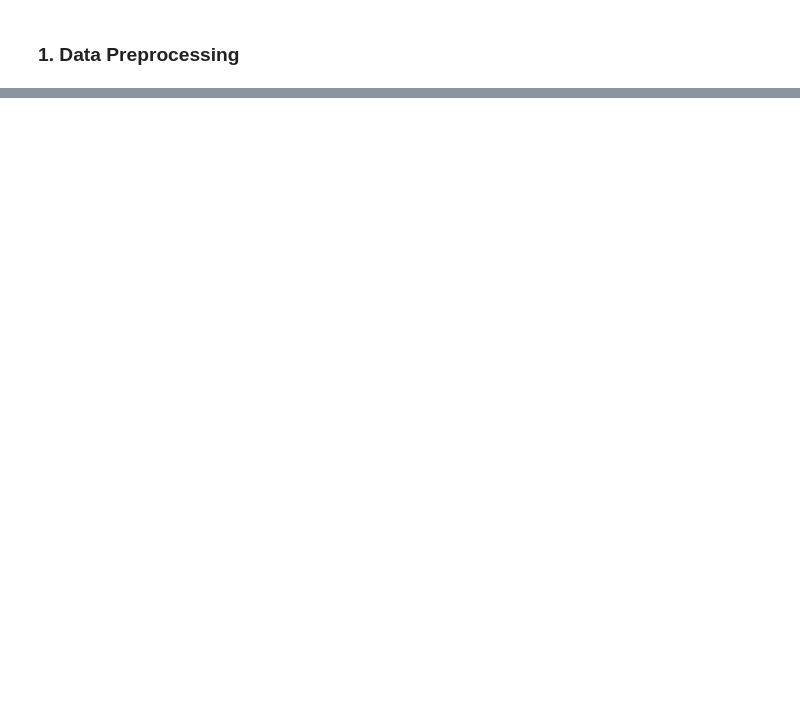
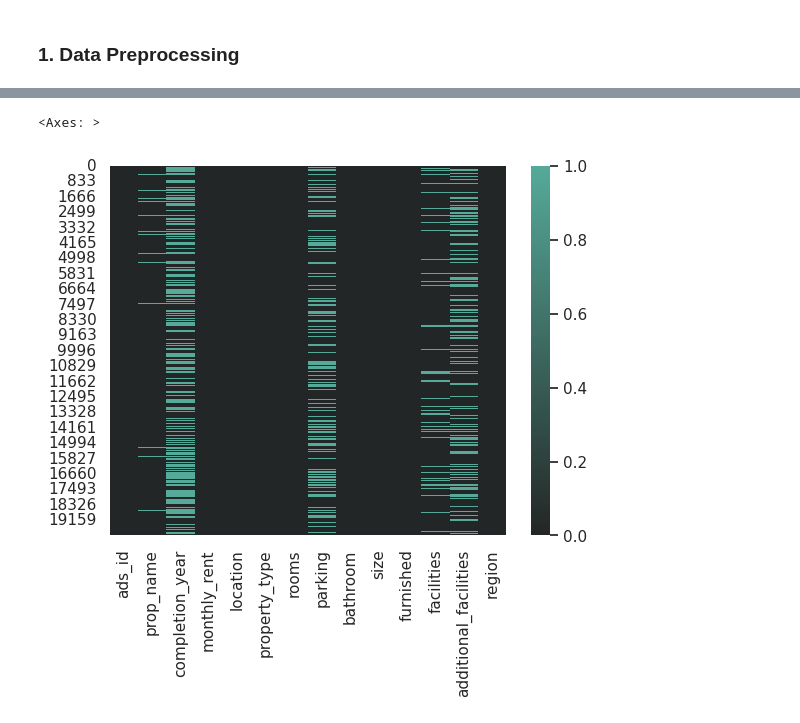
Before and after one commit to chuch3/DSC101, a Jupyter notebook: notebooks/DSC101.ipynb, the cells around one changed output, grey strips where cells are left out. Saved outputs shown, nothing was run; the diff lists cells and outputs as text; code cells hidden in the pictures; blank space fills up the shorter version.

```diff
--- a/notebooks/DSC101.ipynb
+++ b/notebooks/DSC101.ipynb
@@ -85,0 +90,5 @@ Number of duplicated data: 0
+# %%
+sns.heatmap(df.isnull(), cmap=sns.color_palette("dark:#5A9", as_cmap=True))
+# %% [output]
+<Axes: >
+[figure, added]
```
Also changed, not shown: parts of 13 cells of this notebook, 6 other files.
